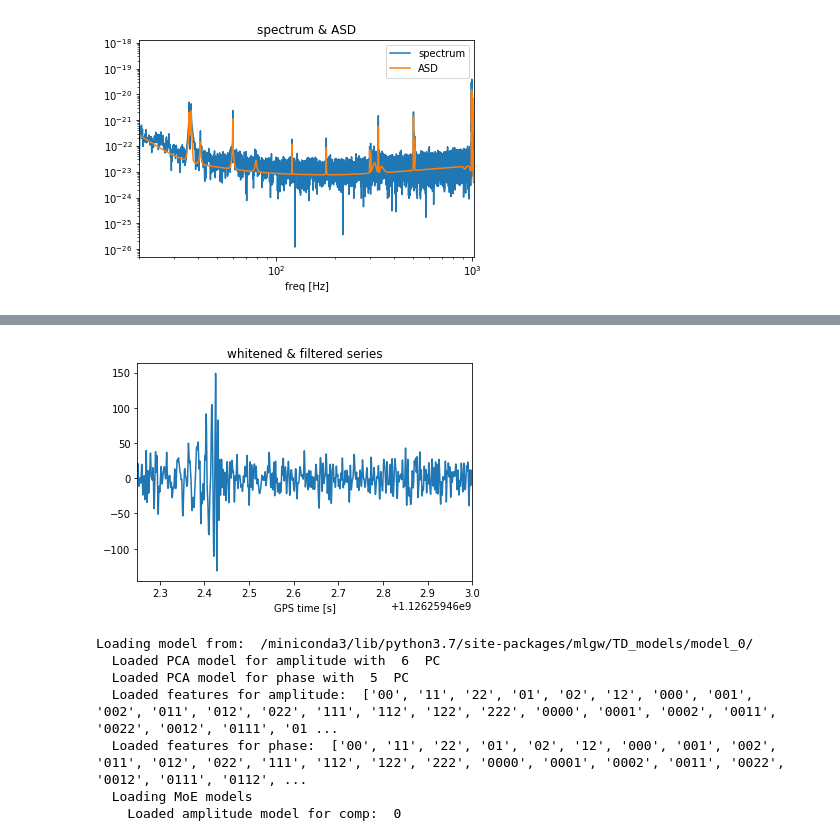
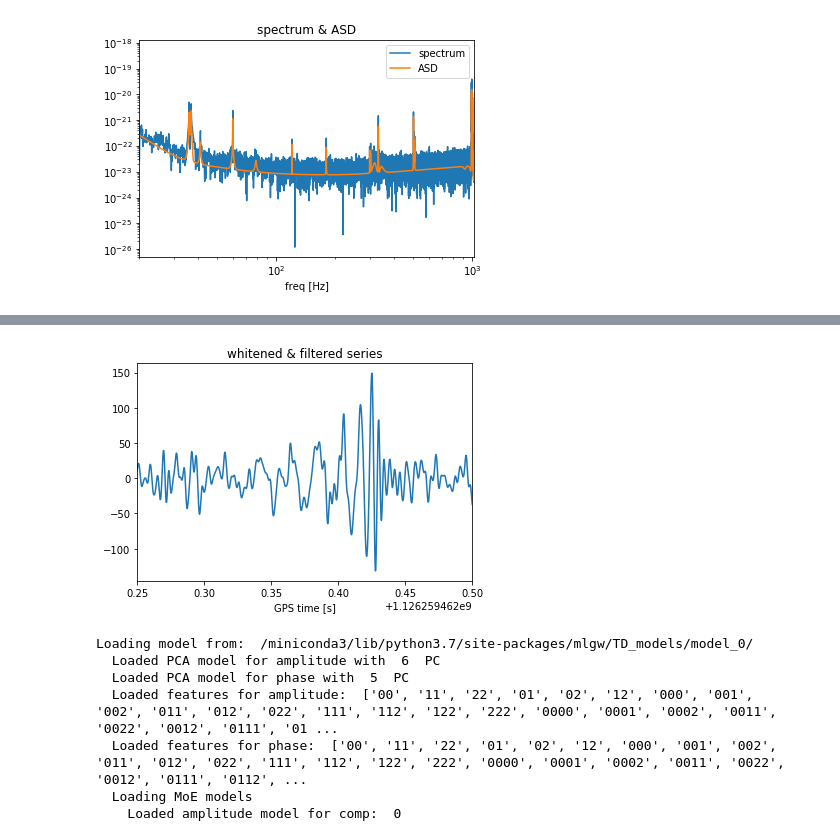
Before and after one commit to matteobreschi/bajes, a Jupyter notebook: docs/gw_tutorial.ipynb, the cells around one changed output, grey strips where cells are left out. Cells and saved outputs as stored; diff of their text form; code cells hidden in the pictures.

```diff
--- a/docs/gw_tutorial.ipynb
+++ b/docs/gw_tutorial.ipynb
@@ -89,5 +89,5 @@ fig=plt.figure()
 plt.title('whitened & filtered series')
 plt.plot(series.times, series.time_series )
 plt.xlabel('GPS time [s]')
-plt.xlim((t_gps+0.25,t_gps+1.))
+plt.xlim((t_gps+0.25,t_gps+.5))
 # %% [output]
@@ -95,4 +95,4 @@ plt.xlim((t_gps+0.25,t_gps+1.))
-[figure, old version]
+[figure, new version]
 # %%
 # now it is possible to compare a waveform model with the observed data,
 # but first we need to inizialize the detector and the waveform model
```
Also changed, not shown: parts of 4 cells of this notebook, 14 other files.
